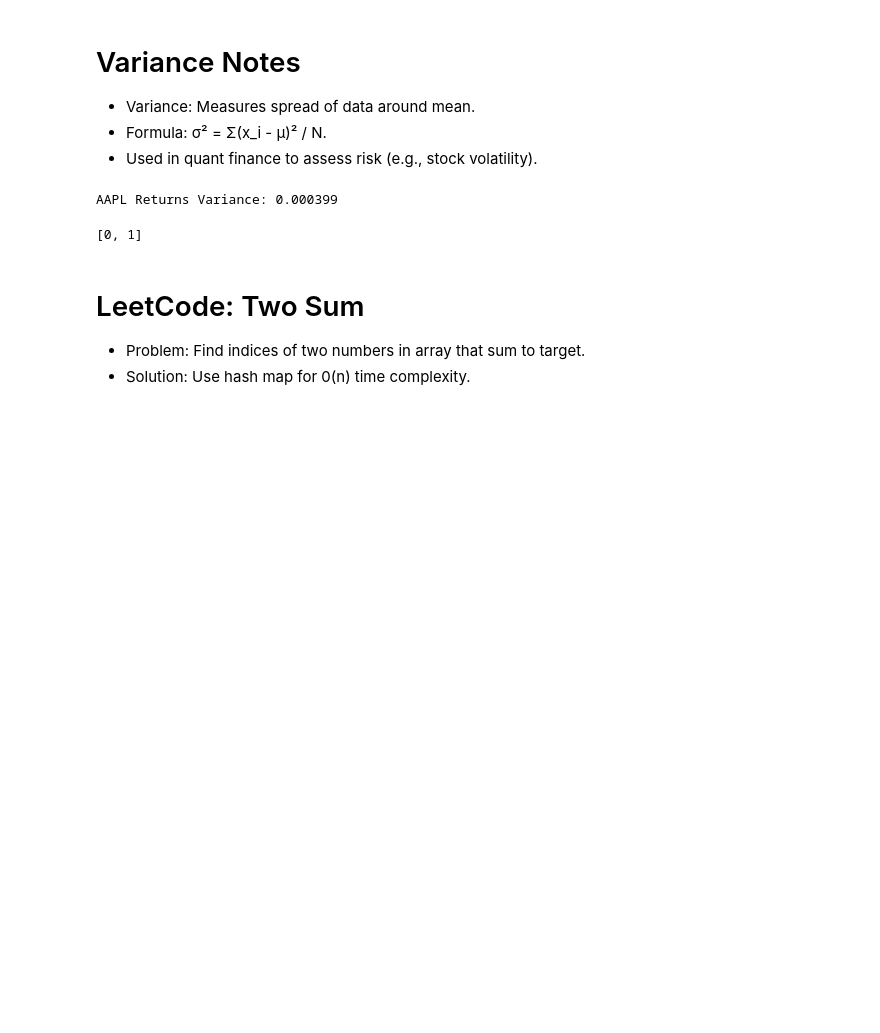
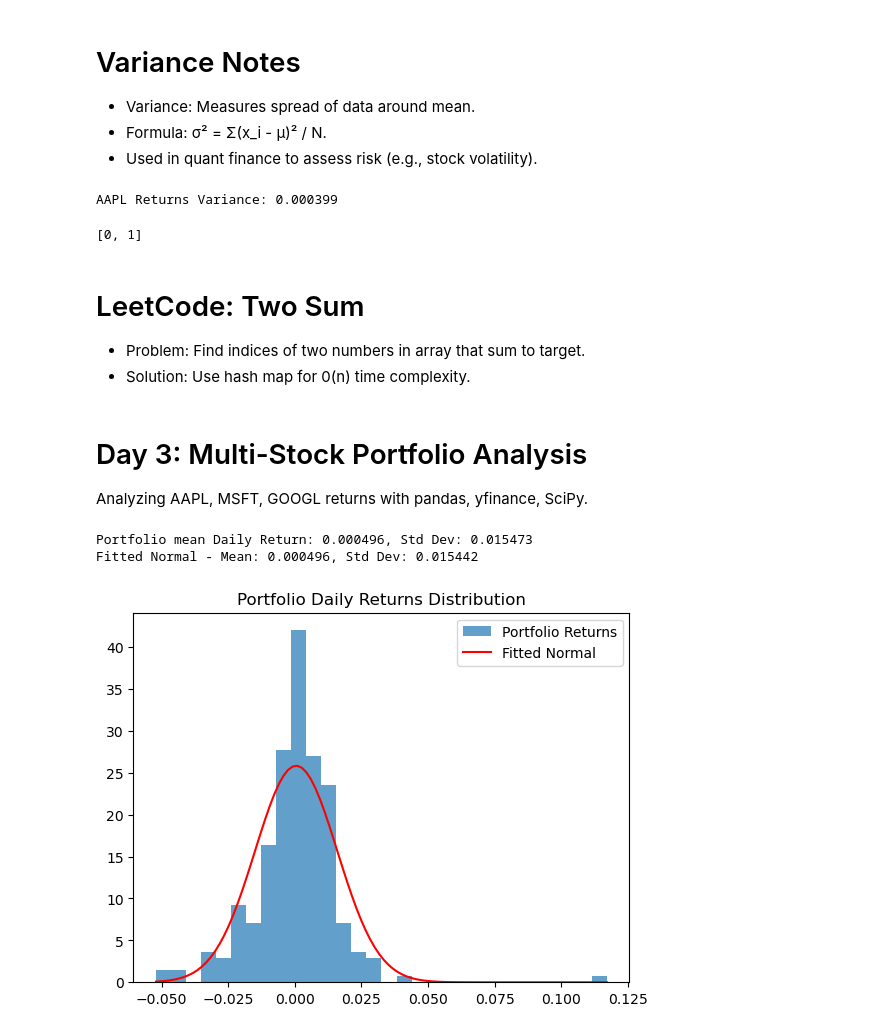
Before and after one commit to mhezie/Quant-Portfolio, a Jupyter notebook: Quant-Portfolio.ipynb, the cells around one changed output. Drawn from its saved outputs; the diff is of its cells as text; code cells hidden in the pictures; blank space fills up the shorter version.

Commit message:
Day 3: Multi-stock portfolio, covariance, Valid Parentheses

```diff
--- a/Quant-Portfolio.ipynb
+++ b/Quant-Portfolio.ipynb
@@ -111,3 +111,41 @@ print(twoSum(nums, target)) # Should print [0, 1]
 # LeetCode: Two Sum
 - Problem: Find indices of two numbers in array that sum to target.
 - Solution: Use hash map for 0(n) time complexity.
+# %% [markdown]
+# Day 3: Multi-Stock Portfolio Analysis
+Analyzing AAPL, MSFT, GOOGL returns with pandas, yfinance, SciPy.
+# %%
+import yfinance as yf
+import pandas as pd
+import numpy as np
+from scipy import stats
+import matplotlib.pyplot as plt
+
+# Download data for AAPL, MSFT, GOOGL (1 year, daily)
+tickers = ['AAPL', 'MSFT', 'GOOGL']
+data = yf.download(tickers, start='2024-07-24', end='2025-07-24', progress=False, auto_adjust=False)['Close']
+# Calculate daily returns
+returns = data.pct_change().dropna()
+# Equal-weighted portfolio (1/3 each)
+weights = np.array([1/3, 1/3, 1/3])
+portfolio_returns = returns.dot(weights)
+# Stats
+mean_portfolio = portfolio_returns.mean()
+std_portfolio = portfolio_returns.std()
+print(f"Portfolio mean Daily Return: {mean_portfolio:.6f}, Std Dev: {std_portfolio:.6f}")
+
+# Scipy: Fit normal distribution to portfolio returns
+mu, sigma = stats.norm.fit(portfolio_returns)
+print(F"Fitted Normal - Mean: {mu:.6f}, Std Dev: {sigma:.6f}")
+
+# Plot
+plt.hist(portfolio_returns, bins=30, density=True, alpha=0.7, label="Portfolio Returns")
+x = np.linspace(min(portfolio_returns), max(portfolio_returns), 100)
+plt.plot(x, stats.norm.pdf(x, mu, sigma), 'r-', label="Fitted Normal")
+plt.title("Portfolio Daily Returns Distribution")
+plt.legend()
+plt.show()
+# %% [output]
+Portfolio mean Daily Return: 0.000496, Std Dev: 0.015473
+Fitted Normal - Mean: 0.000496, Std Dev: 0.015442
+[figure, added]
```
Also changed, not shown: parts of 4 cells of this notebook.
